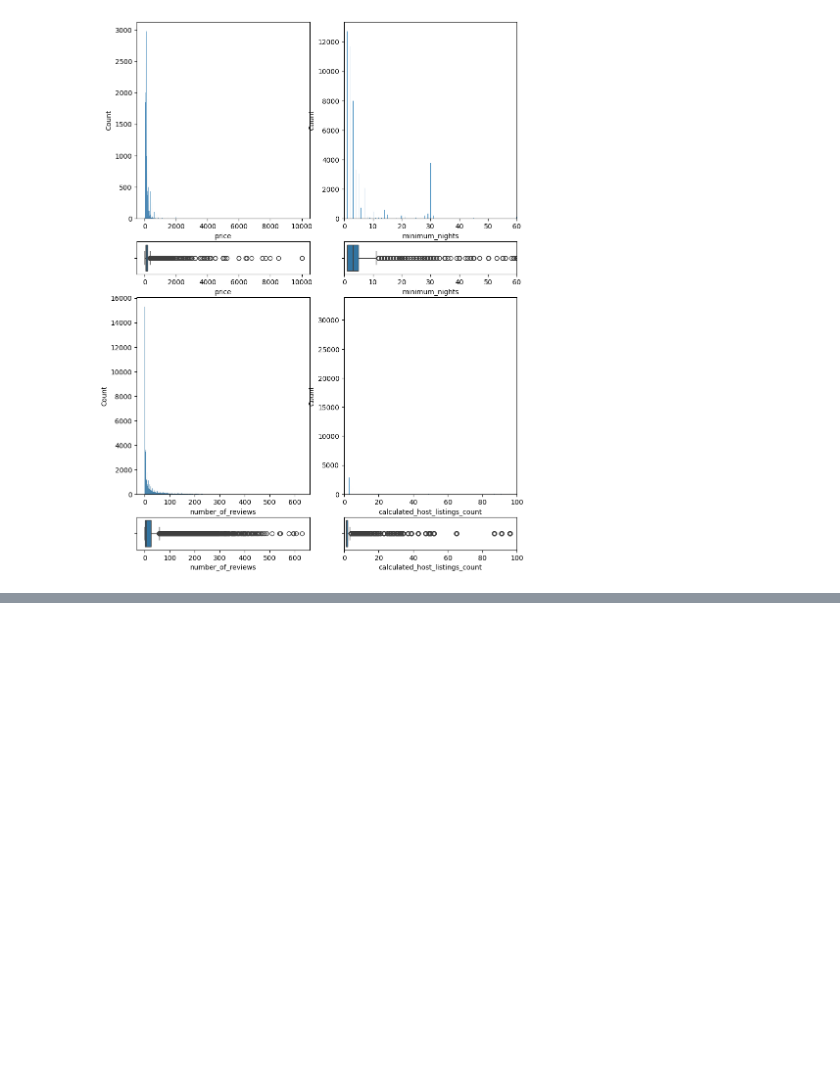
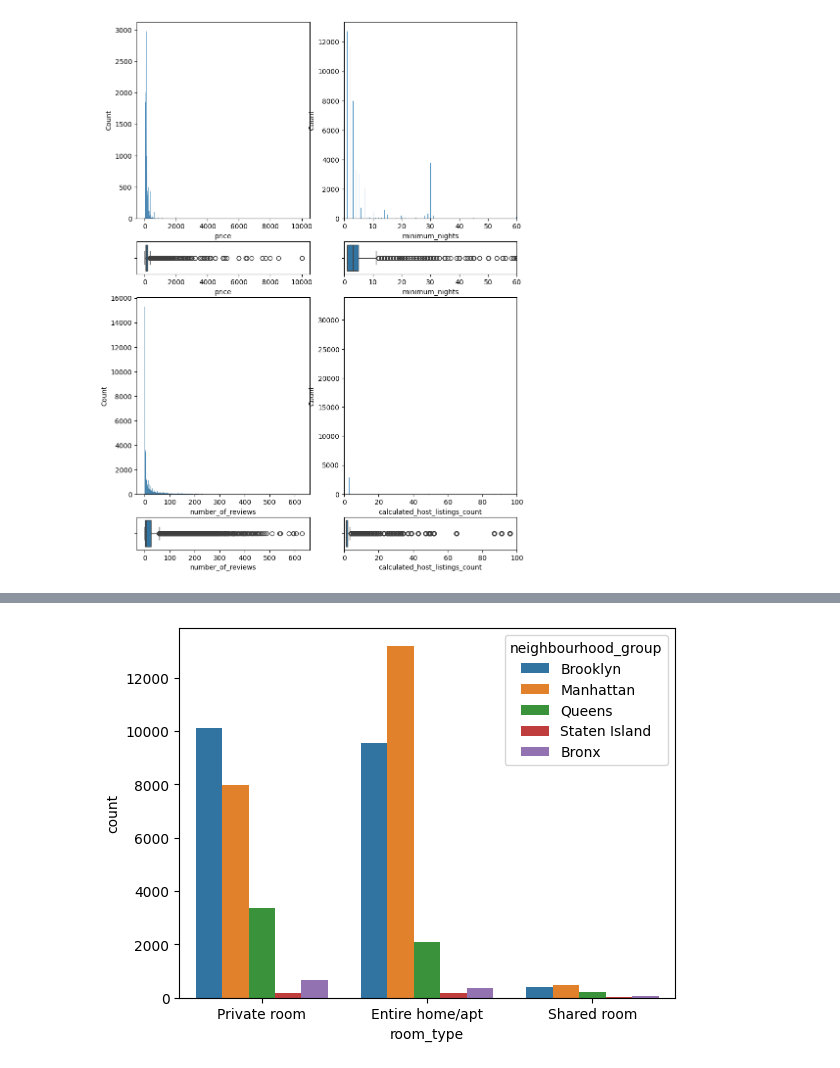
Before and after one commit to diegomacaya/EDA, a Jupyter notebook: src/explore.ipynb, the cells around one changed output, grey strips where cells are left out. Saved outputs shown, nothing was run; the diff lists cells and outputs as text; code cells hidden in the pictures; blank space fills up the shorter version.

```diff
--- a/src/explore.ipynb
+++ b/src/explore.ipynb
@@ -105,0 +126,7 @@ sns.boxplot(ax=axis[3,1],data=df,x='calculated_host_listings_count').set_xlim(0,
+# %%
+#Análisis categórico-categórico
+sns.countplot(data = df, x = "room_type", hue = "neighbourhood_group")
+plt.show()
+#revisando las variables podemos notar que las únicas que se podrían estudiar son neighbourhood, neighbourhood_group y room_type
+# %% [output]
+[figure, added]
```
Also changed, not shown: parts of 11 cells of this notebook.
